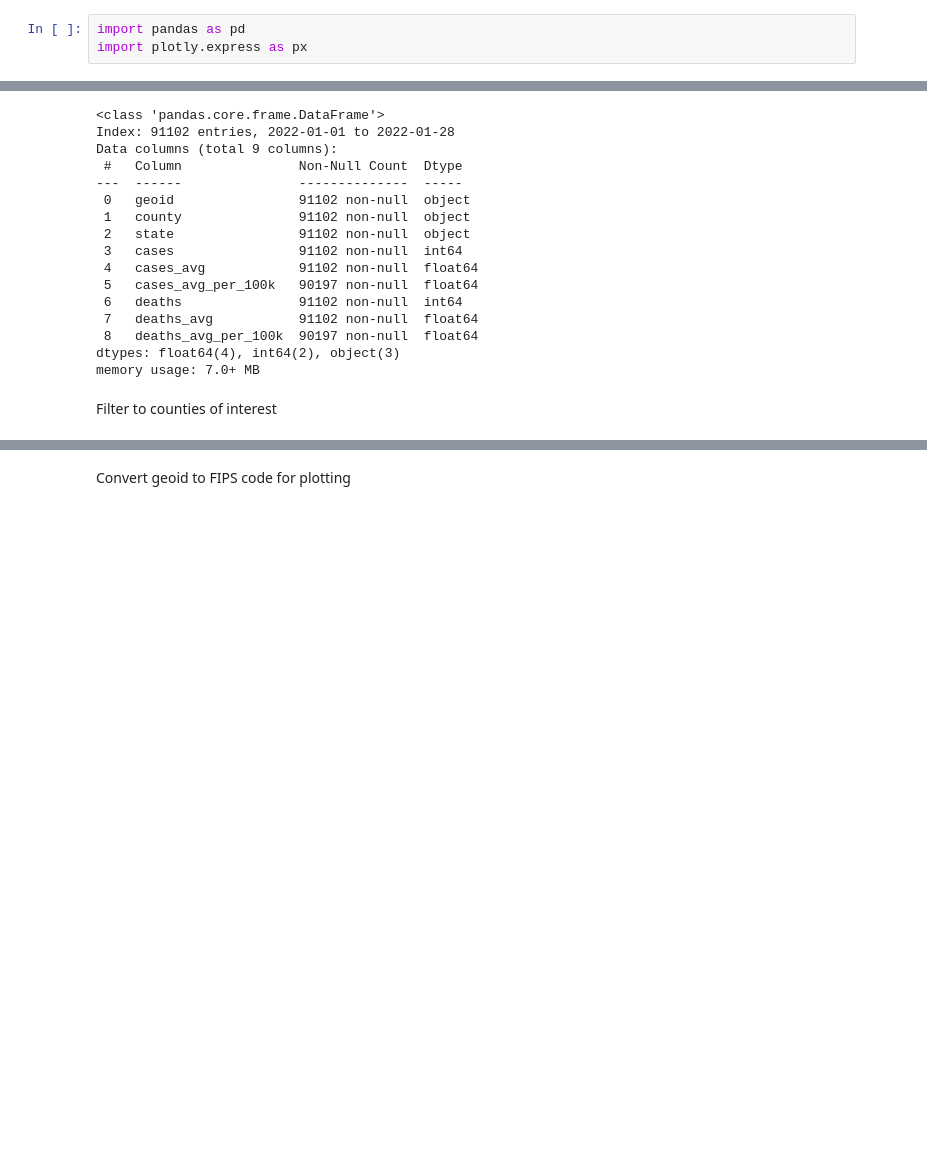
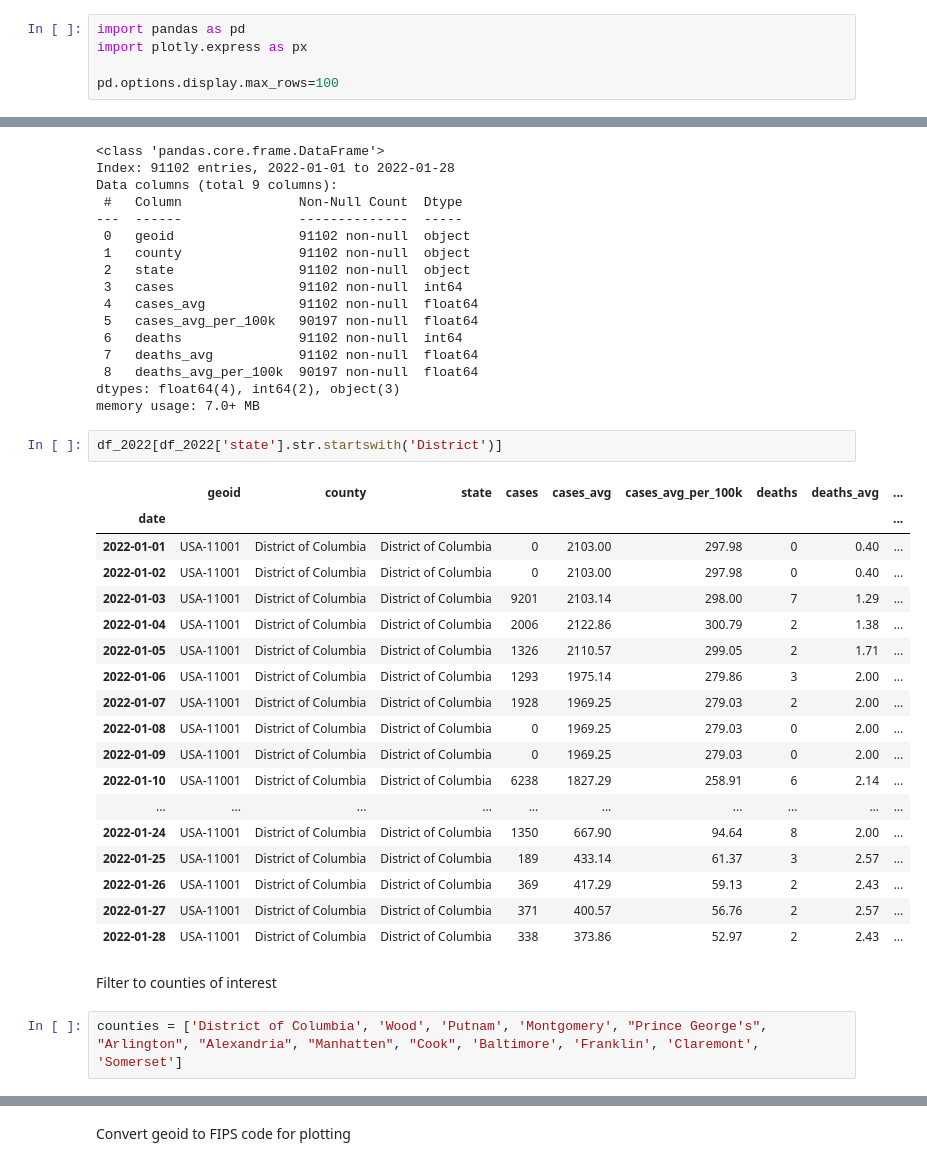
Before and after one commit to discdiver/covid-cities, a Jupyter notebook: prepare.ipynb, the cells around one changed output, grey strips where cells are left out. Cells and saved outputs as stored; diff of their text form; blank space fills up the shorter version.

```diff
--- a/prepare.ipynb
+++ b/prepare.ipynb
@@ -11,6 +11,8 @@ Imports
 # %%
 import pandas as pd
 import plotly.express as px
+
+pd.options.display.max_rows=100
 # %% [markdown]
 Read in data
 # %%
@@ -50,5 +52,28 @@ Data columns (total 9 columns):
  8   deaths_avg_per_100k  90197 non-null  float64
 dtypes: float64(4), int64(2), object(3)
 memory usage: 7.0+ MB
+# %%
+df_2022[df_2022['state'].str.startswith('District')]
+# %% [output]
+|  | geoid | county | state | cases | cases_avg | cases_avg_per_100k | deaths | deaths_avg | ... |
+| date |  |  |  |  |  |  |  |  | ... |
+| 2022-01-01 | USA-11001 | District of Columbia | District of Columbia | 0 | 2103.00 | 297.98 | 0 | 0.40 | ... |
+| 2022-01-02 | USA-11001 | District of Columbia | District of Columbia | 0 | 2103.00 | 297.98 | 0 | 0.40 | ... |
+| 2022-01-03 | USA-11001 | District of Columbia | District of Columbia | 9201 | 2103.14 | 298.00 | 7 | 1.29 | ... |
+| 2022-01-04 | USA-11001 | District of Columbia | District of Columbia | 2006 | 2122.86 | 300.79 | 2 | 1.38 | ... |
+| 2022-01-05 | USA-11001 | District of Columbia | District of Columbia | 1326 | 2110.57 | 299.05 | 2 | 1.71 | ... |
+| 2022-01-06 | USA-11001 | District of Columbia | District of Columbia | 1293 | 1975.14 | 279.86 | 3 | 2.00 | ... |
+| 2022-01-07 | USA-11001 | District of Columbia | District of Columbia | 1928 | 1969.25 | 279.03 | 2 | 2.00 | ... |
+| 2022-01-08 | USA-11001 | District of Columbia | District of Columbia | 0 | 1969.25 | 279.03 | 0 | 2.00 | ... |
+| 2022-01-09 | USA-11001 | District of Columbia | District of Columbia | 0 | 1969.25 | 279.03 | 0 | 2.00 | ... |
+| 2022-01-10 | USA-11001 | District of Columbia | District of Columbia | 6238 | 1827.29 | 258.91 | 6 | 2.14 | ... |
+| ... | ... | ... | ... | ... | ... | ... | ... | ... | ... |
+| 2022-01-24 | USA-11001 | District of Columbia | District of Columbia | 1350 | 667.90 | 94.64 | 8 | 2.00 | ... |
+| 2022-01-25 | USA-11001 | District of Columbia | District of Columbia | 189 | 433.14 | 61.37 | 3 | 2.57 | ... |
+| 2022-01-26 | USA-11001 | District of Columbia | District of Columbia | 369 | 417.29 | 59.13 | 2 | 2.43 | ... |
+| 2022-01-27 | USA-11001 | District of Columbia | District of Columbia | 371 | 400.57 | 56.76 | 2 | 2.57 | ... |
+| 2022-01-28 | USA-11001 | District of Columbia | District of Columbia | 338 | 373.86 | 52.97 | 2 | 2.43 | ... |
 # %% [markdown]
 Filter to counties of interest
+# %%
+counties = ['District of Columbia', 'Wood', 'Putnam', 'Montgomery', "Prince George's", "Arlington", "Alexandria", "Manhatten", "Cook", 'Baltimore', 'Franklin', 'Claremont', 'Somerset']
```
Also changed, not shown: parts of 12 cells of this notebook.
